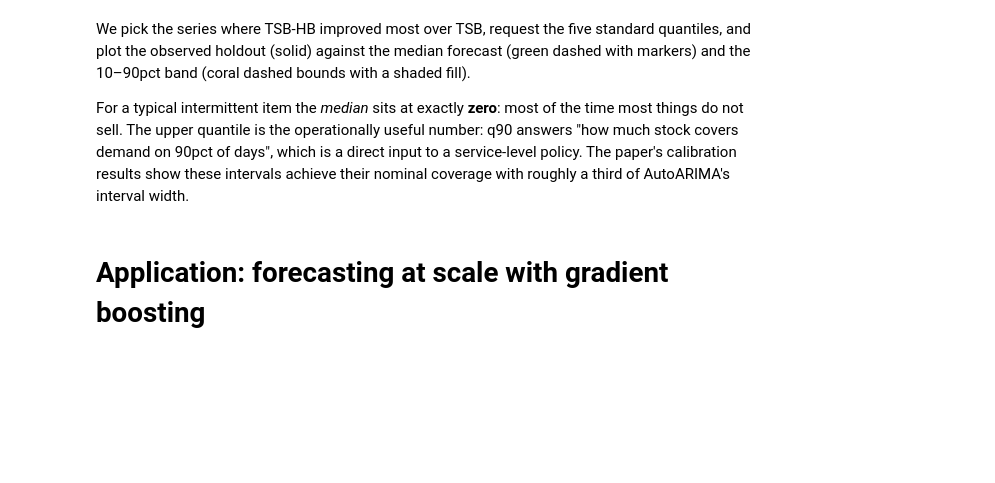
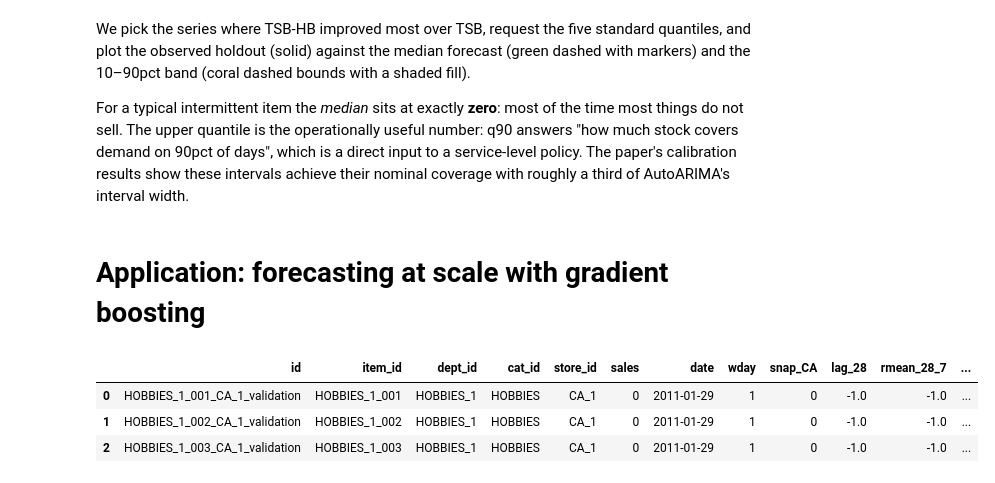
Before and after one commit to tng-konrad/time-series-with-Konrad, a Jupyter notebook: addendum-sales-and-demand-forecasting.ipynb, the cells around one changed output. Cells and saved outputs as stored; diff of their text form; code cells hidden in the pictures; blank space fills up the shorter version.

```diff
--- a/addendum-sales-and-demand-forecasting.ipynb
+++ b/addendum-sales-and-demand-forecasting.ipynb
@@ -711,3 +711,22 @@ We pick the series where TSB-HB improved most over TSB, request the five standar
 For a typical intermittent item the *median* sits at exactly **zero**: most of the time most things do not sell. The upper quantile is the operationally useful number: q90 answers "how much stock covers demand on 90pct of days", which is a direct input to a service-level policy. The paper's calibration results show these intervals achieve their nominal coverage with roughly a third of AutoARIMA's interval width.
 # %% [markdown]
 # Application: forecasting at scale with gradient boosting
+# %%
+def create_features(dt, lags=[28], wins=[7, 28]):
+    lag_cols = [f'lag_{lag}' for lag in lags]
+    for lag, lag_col in zip(lags, lag_cols):
+        dt[lag_col] = dt[['id', 'sales']].groupby('id')['sales'].shift(lag).fillna(-1)
+
+    for win in wins:
+        for lag, lag_col in zip(lags, lag_cols):
+            dt[f'rmean_{lag}_{win}'] = (dt[['id', lag_col]].groupby('id')[lag_col]
+                                        .transform(lambda x: x.rolling(win).mean()).fillna(-1))
+    return dt
+
+xdat = create_features(xdat)
+xdat.head(3)
+# %% [output]
+|  | id | item_id | dept_id | cat_id | store_id | sales | date | wday | snap_CA | lag_28 | rmean_28_7 | ... |
+| 0 | HOBBIES_1_001_CA_1_validation | HOBBIES_1_001 | HOBBIES_1 | HOBBIES | CA_1 | 0 | 2011-01-29 | 1 | 0 | -1.0 | -1.0 | ... |
+| 1 | HOBBIES_1_002_CA_1_validation | HOBBIES_1_002 | HOBBIES_1 | HOBBIES | CA_1 | 0 | 2011-01-29 | 1 | 0 | -1.0 | -1.0 | ... |
+| 2 | HOBBIES_1_003_CA_1_validation | HOBBIES_1_003 | HOBBIES_1 | HOBBIES | CA_1 | 0 | 2011-01-29 | 1 | 0 | -1.0 | -1.0 | ... |
```
Also changed, not shown: parts of 12 cells of this notebook.
